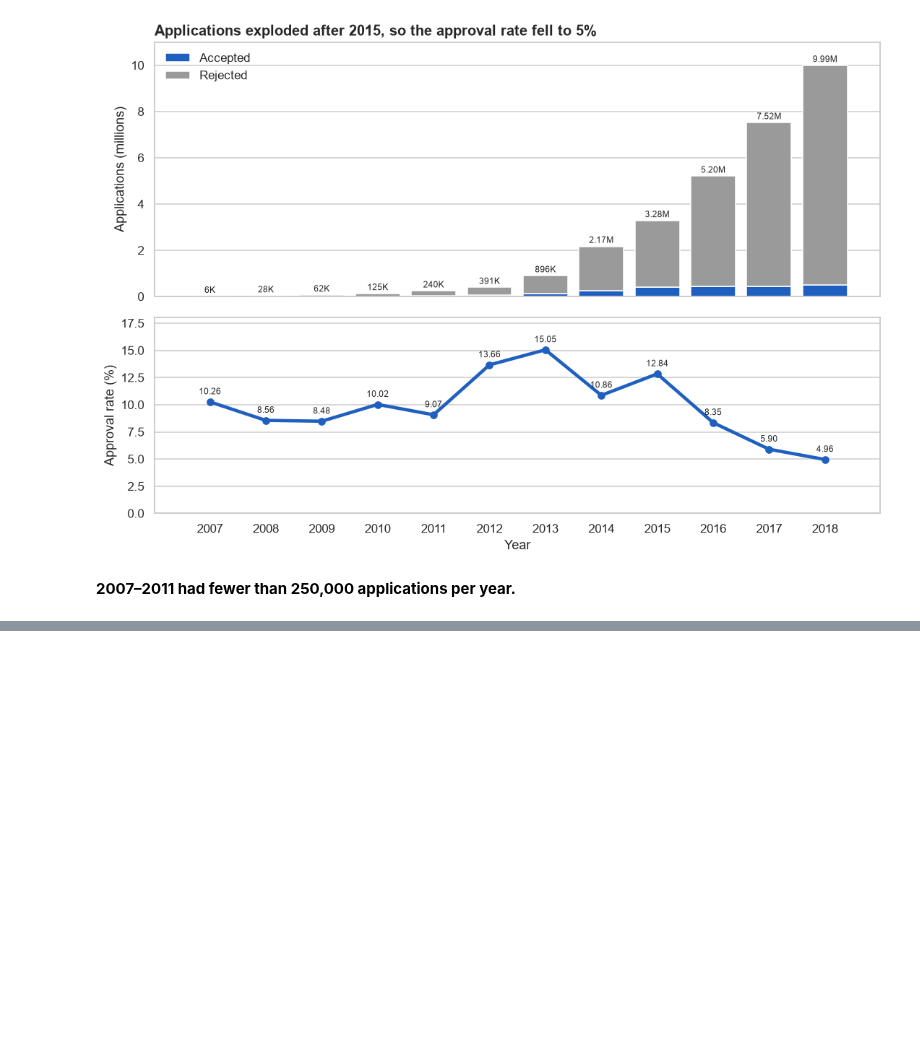
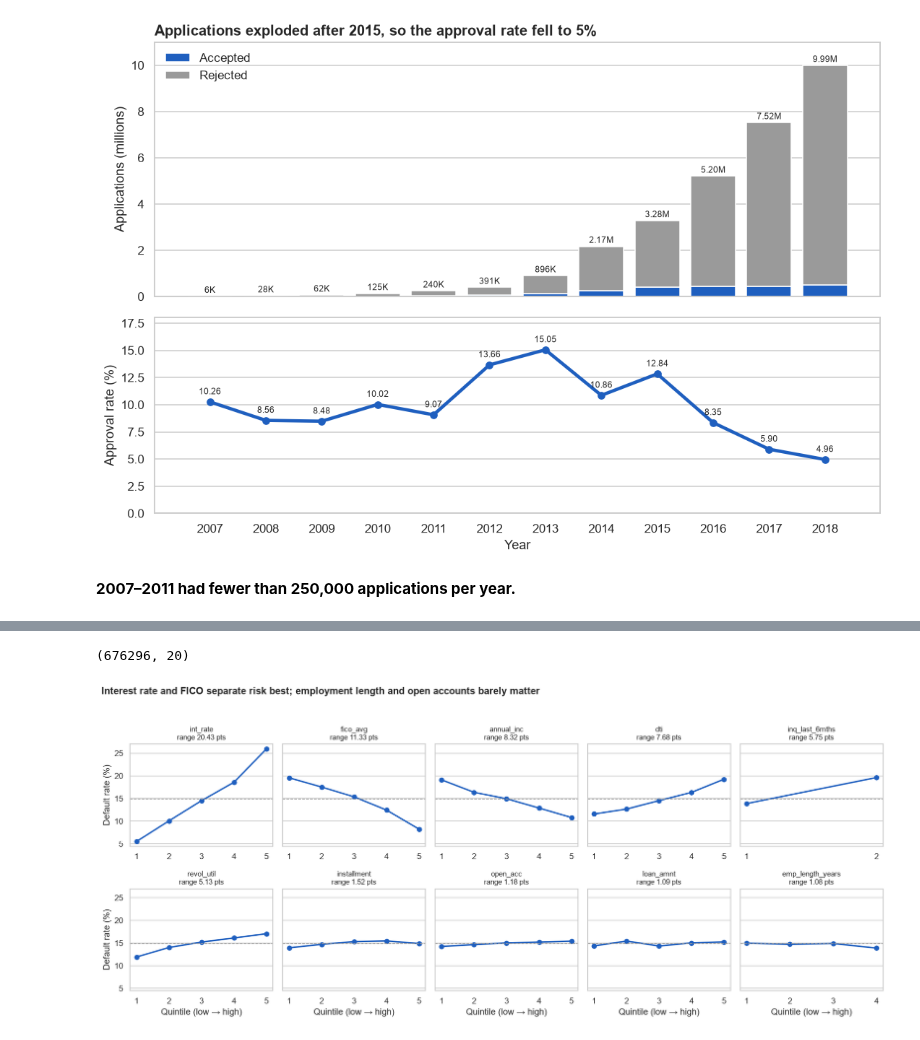
Before and after one commit to CavitDursun07/lending_club_credit_risk, a Jupyter notebook: notebooks/03_eda.ipynb, the cells around one changed output, grey strips where cells are left out. Cells and saved outputs as stored; diff of their text form; code cells hidden in the pictures; blank space fills up the shorter version.

Commit message:
Add feature quintile analysis for the default model

```diff
--- a/notebooks/03_eda.ipynb
+++ b/notebooks/03_eda.ipynb
@@ -295,0 +301,60 @@ plt.show()
+# %%
+MODEL_QUERY = """
+SELECT
+    id, issue_date, term_months, grade, sub_grade,
+    loan_amnt, int_rate, installment,
+    emp_length_years, home_ownership, annual_inc, verification_status, purpose,
+    dti, fico_avg, revol_util, open_acc, delinq_2yrs, inq_last_6mths,
+    is_default
+FROM loans_mature
+"""
+
+model_data = pd.read_sql(MODEL_QUERY, engine, parse_dates=["issue_date"])
+print(model_data.shape)
+# %% [output]
+(676296, 20)
+# %%
+NUMERIC_FEATURES = [
+    "int_rate", "fico_avg", "annual_inc", "dti", "revol_util",
+    "inq_last_6mths", "loan_amnt", "installment", "open_acc", "emp_length_years",
+]
+
+overall_rate = model_data["is_default"].mean() * 100
+
+# 1) Default rate by quintile for each variable
+rates = {}
+for feature in NUMERIC_FEATURES:
+    groups = pd.qcut(model_data[feature], 5, duplicates="drop")
+    rates[feature] = model_data.groupby(groups, observed=True)["is_default"].mean() * 100
+
+# 2) Sort variables by how much they separate risk (max - min, in points)
+spread = {feature: rate.max() - rate.min() for feature, rate in rates.items()}
+ordered = sorted(spread, key=spread.get, reverse=True)
+
+# 3) Plot
+fig, axes = plt.subplots(2, 5, figsize=(15, 6.5), sharey=True)
+
+for ax, feature in zip(axes.flat, ordered):
+    rate = rates[feature]
+    positions = range(1, len(rate) + 1)
+    ax.plot(positions, rate.values, marker="o", color=MATURE_COLOR, lw=2)
+    ax.axhline(overall_rate, color=ALL_COLOR, linestyle="--", lw=1)
+    ax.set_title(f"{feature}\nrange {spread[feature]:.2f} pts", fontsize=10)
+    ax.set_xticks(list(positions))
+    ax.grid(axis="x", visible=False)
+
+for ax in axes[:, 0]:
+    ax.set_ylabel("Default rate (%)")
+for ax in axes[1]:
+    ax.set_xlabel("Quintile (low → high)")
+
+fig.suptitle(
+    "Interest rate and FICO separate risk best; employment length and open accounts barely matter",
+    x=0.01, ha="left", fontsize=13, fontweight="bold",
+)
+fig.tight_layout(rect=[0, 0, 1, 0.95])
+
+save_fig(fig, "05_feature_quintiles")
+plt.show()
+# %% [output]
+[figure, added]
```
Also changed, not shown: parts of 1 cell of this notebook, 1 other file.
